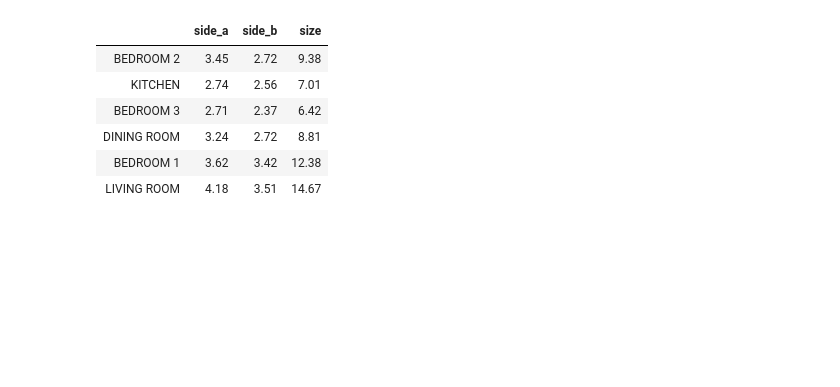
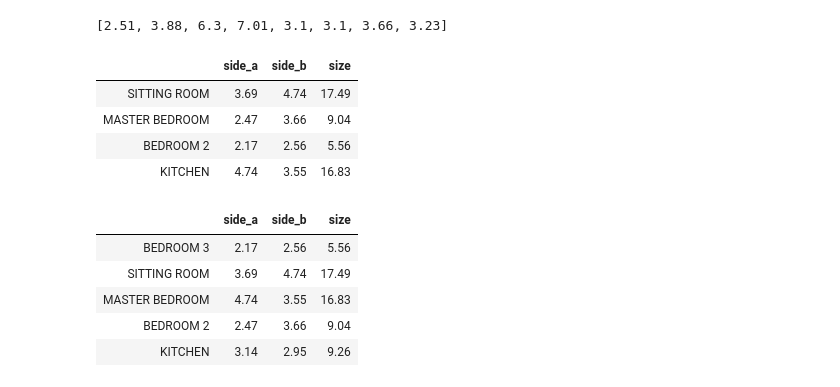
Before and after one commit to MatePocs/floorplan_reader, a Jupyter notebook: floorplan_handler.ipynb, the cells around one changed output. Saved outputs shown, nothing was run; the diff lists cells and outputs as text; code cells hidden in the pictures; blank space fills up the shorter version.

```diff
--- a/floorplan_handler.ipynb
+++ b/floorplan_handler.ipynb
@@ -8,4 +8,6 @@ import pandas as pd
 
 import re
 # %%
-rooms_set = {"DINING ROOM", "KITCHEN", "LIVING ROOM", "BEDROOM 1", "BEDROOM 2", "BEDROOM 3", "MASTER BEDROOM"}
+rooms_set = {"DINING ROOM", "KITCHEN", "LIVING ROOM",
+             "BEDROOM 1", "BEDROOM 2", "BEDROOM 3",
+             "MASTER BEDROOM", "SITTING ROOM"}
@@ -53,14 +115,15 @@ room
+# %%
+side_a
+# %% [output]
+[2.51, 3.88, 6.3, 7.01, 3.1, 3.1, 3.66, 3.23]
 # %%
 import floorplan_reader_01
 # %%
-table = floorplan_reader_01.convert_floorplan_string_to_table('plans/floorplan_01.jpeg', rooms_set)
+table = floorplan_reader_01.convert_floorplan_string_to_table('plans/floorplan_02.png', rooms_set)
+table
+# %% [output]
+|  | side_a | side_b | size |
+| SITTING ROOM | 3.69 | 4.74 | 17.49 |
+| MASTER BEDROOM | 2.47 | 3.66 | 9.04 |
+| BEDROOM 2 | 2.17 | 2.56 | 5.56 |
+| KITCHEN | 4.74 | 3.55 | 16.83 |
-# %%
-table
-# %% [output]
-|  | side_a | side_b | size |
-| BEDROOM 2 | 3.45 | 2.72 | 9.38 |
-| KITCHEN | 2.74 | 2.56 | 7.01 |
-| BEDROOM 3 | 2.71 | 2.37 | 6.42 |
-| DINING ROOM | 3.24 | 2.72 | 8.81 |
-| BEDROOM 1 | 3.62 | 3.42 | 12.38 |
-| LIVING ROOM | 4.18 | 3.51 | 14.67 |
@@ -66,0 +132,10 @@ table
+# %%
+table = floorplan_reader_02.convert_floorplan_string_to_table('plans/floorplan_02.png', rooms_set)
+table
+# %% [output]
+|  | side_a | side_b | size |
+| BEDROOM 3 | 2.17 | 2.56 | 5.56 |
+| SITTING ROOM | 3.69 | 4.74 | 17.49 |
+| MASTER BEDROOM | 4.74 | 3.55 | 16.83 |
+| BEDROOM 2 | 2.47 | 3.66 | 9.04 |
+| KITCHEN | 3.14 | 2.95 | 9.26 |
```
Also changed, not shown: parts of 15 cells of this notebook.
